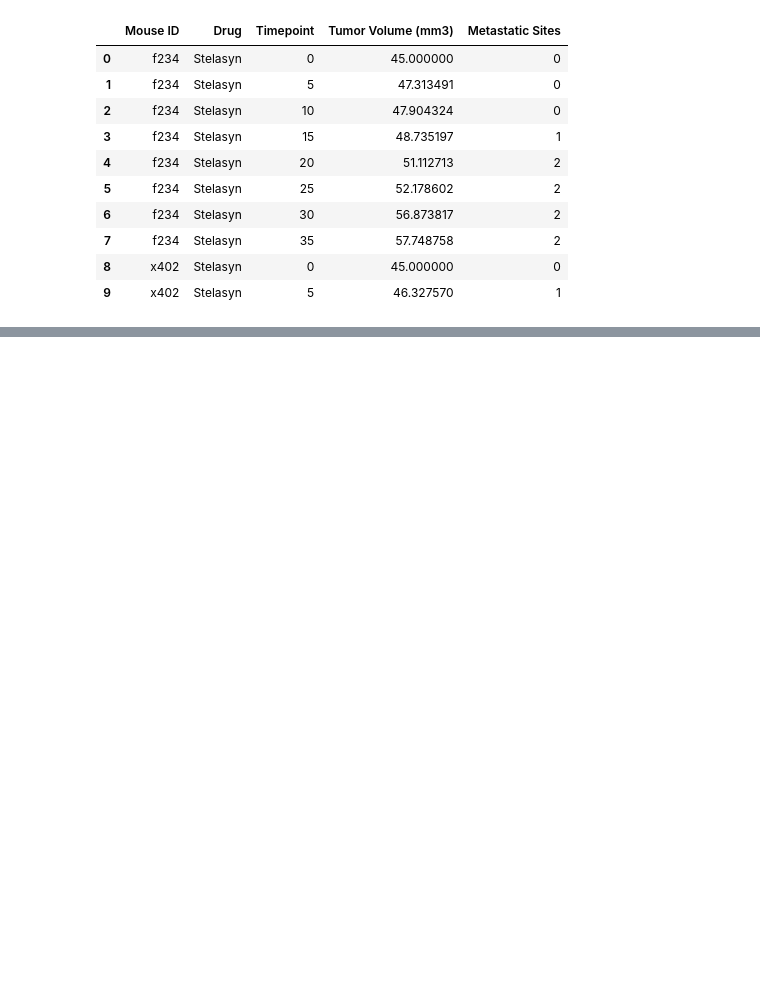
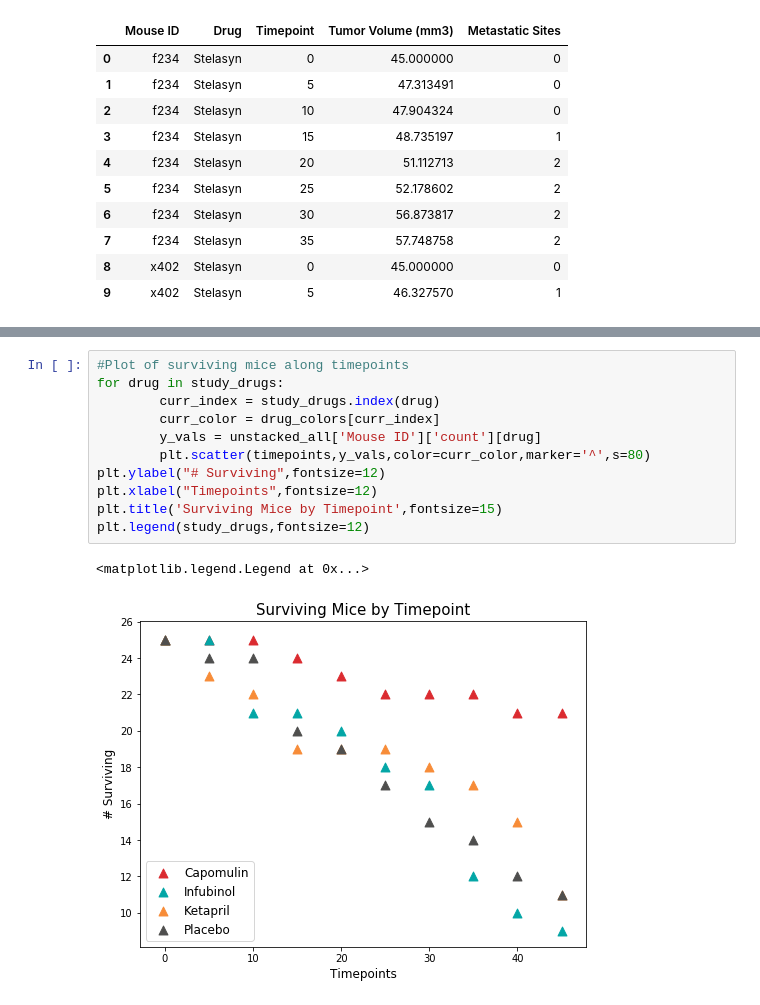
Before and after one commit to bman511/Pymaceuticals, a Jupyter notebook: pymaceuticals.ipynb, the cells around one changed output, grey strips where cells are left out. Cells and saved outputs as stored; diff of their text form; blank space fills up the shorter version.

```diff
--- a/pymaceuticals.ipynb
+++ b/pymaceuticals.ipynb
@@ -323,0 +227,14 @@ miceCount_df
+# %%
+#Plot of surviving mice along timepoints
+for drug in study_drugs:
+        curr_index = study_drugs.index(drug)
+        curr_color = drug_colors[curr_index]
+        y_vals = unstacked_all['Mouse ID']['count'][drug]
+        plt.scatter(timepoints,y_vals,color=curr_color,marker='^',s=80)
+plt.ylabel("# Surviving",fontsize=12)
+plt.xlabel("Timepoints",fontsize=12)
+plt.title('Surviving Mice by Timepoint',fontsize=15)
+plt.legend(study_drugs,fontsize=12)
+# %% [output]
+<matplotlib.legend.Legend at 0x...>
+[figure, added]
```
Also changed, not shown: parts of 22 cells of this notebook.
